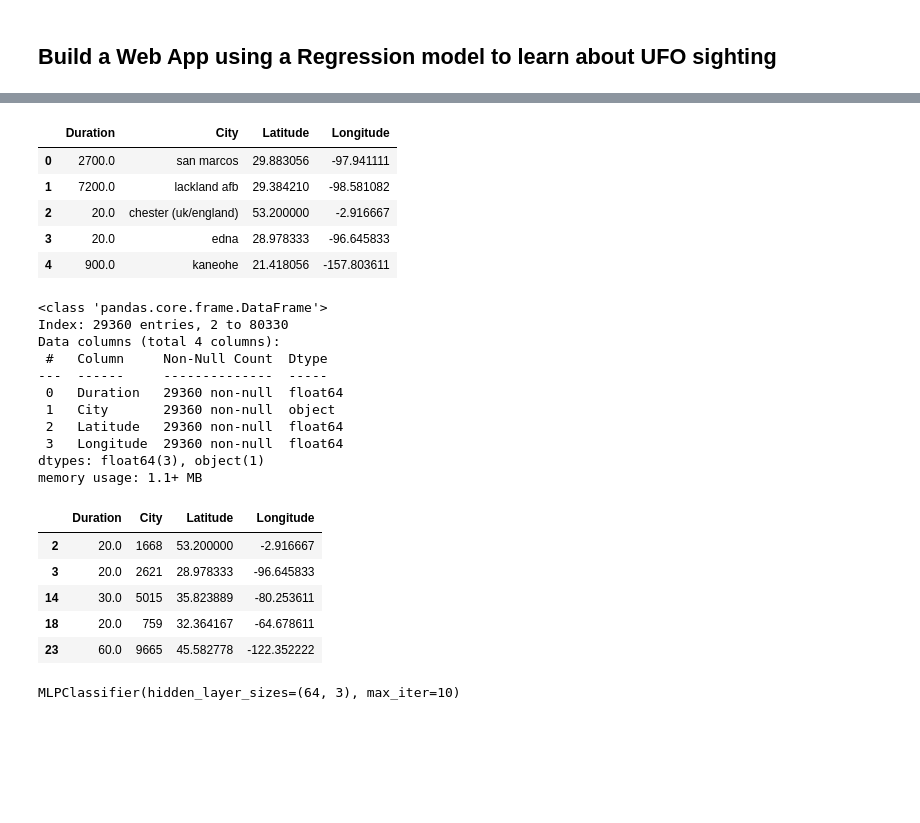
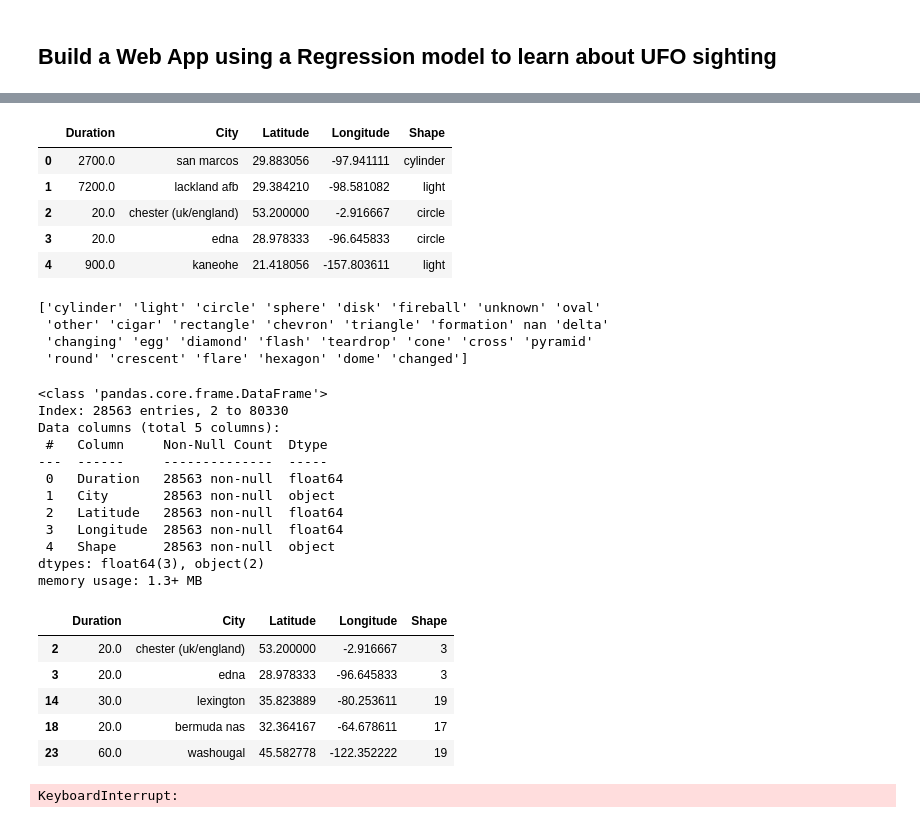
Before and after one commit to sofzcc/lab-model-deployment, a Jupyter notebook: web-app/notebook-lab.ipynb, the cells around one changed output, grey strips where cells are left out. Saved outputs shown, nothing was run; the diff lists cells and outputs as text; code cells hidden in the pictures; blank space fills up the shorter version.

```diff
--- a/web-app/notebook-lab.ipynb
+++ b/web-app/notebook-lab.ipynb
@@ -15,21 +15,27 @@ ufos.head()
 | 4 | 10/10/1960 20:00 | kaneohe | hi | us | light | 900.0 | 15 minutes | AS a Marine 1st Lt. flying an FJ4... | ... |
 # %%
 
-ufos = pd.DataFrame({'Duration': ufos['duration (seconds)'], 'City': ufos['city'],'Latitude': ufos['latitude'],'Longitude': ufos['longitude']})
+ufos = pd.DataFrame({'Duration': ufos['duration (seconds)'], 'City': ufos['city'],'Latitude': ufos['latitude'],'Longitude': ufos['longitude'], 'Shape': ufos['shape']})
 
 # Drop rows with missing values
-ufos.City.unique()
+ufos.Shape.unique()
 ufos.head()
 
-
 # 0 au, 1 ca, 2 de, 3 gb, 4 us
 # %% [output]
-|  | Duration | City | Latitude | Longitude |
-| 0 | 2700.0 | san marcos | 29.883056 | -97.941111 |
-| 1 | 7200.0 | lackland afb | 29.384210 | -98.581082 |
-| 2 | 20.0 | chester (uk/england) | 53.200000 | -2.916667 |
-| 3 | 20.0 | edna | 28.978333 | -96.645833 |
-| 4 | 900.0 | kaneohe | 21.418056 | -157.803611 |
+|  | Duration | City | Latitude | Longitude | Shape |
+| 0 | 2700.0 | san marcos | 29.883056 | -97.941111 | cylinder |
+| 1 | 7200.0 | lackland afb | 29.384210 | -98.581082 | light |
+| 2 | 20.0 | chester (uk/england) | 53.200000 | -2.916667 | circle |
+| 3 | 20.0 | edna | 28.978333 | -96.645833 | circle |
+| 4 | 900.0 | kaneohe | 21.418056 | -157.803611 | light |
+# %%
+print(ufos['Shape'].unique())
+# %% [output]
+['cylinder' 'light' 'circle' 'sphere' 'disk' 'fireball' 'unknown' 'oval'
+ 'other' 'cigar' 'rectangle' 'chevron' 'triangle' 'formation' nan 'delta'
+ 'changing' 'egg' 'diamond' 'flash' 'teardrop' 'cone' 'cross' 'pyramid'
+ 'round' 'crescent' 'flare' 'hexagon' 'dome' 'changed']
 # %%
 ufos.dropna(inplace=True)
 
@@ -38,29 +44,30 @@ ufos = ufos[(ufos['Duration'] >= 1) & (ufos['Duration'] <= 60)]
 ufos.info()
 # %% [output]
 <class 'pandas.core.frame.DataFrame'>
-Index: 29360 entries, 2 to 80330
-Data columns (total 4 columns):
+Index: 28563 entries, 2 to 80330
+Data columns (total 5 columns):
  #   Column     Non-Null Count  Dtype
 ---  ------     --------------  -----
- 0   Duration   29360 non-null  float64
- 1   City       29360 non-null  object
- 2   Latitude   29360 non-null  float64
- 3   Longitude  29360 non-null  float64
-dtypes: float64(3), object(1)
-memory usage: 1.1+ MB
+ 0   Duration   28563 non-null  float64
+ 1   City       28563 non-null  object
+ 2   Latitude   28563 non-null  float64
+ 3   Longitude  28563 non-null  float64
+ 4   Shape      28563 non-null  object
+dtypes: float64(3), object(2)
+memory usage: 1.3+ MB
 # %%
 from sklearn.preprocessing import LabelEncoder
 
-ufos['City'] = LabelEncoder().fit_transform(ufos['City'])
+ufos['Shape'] = LabelEncoder().fit_transform(ufos['Shape'])
 
 ufos.head()
 # %% [output]
-|  | Duration | City | Latitude | Longitude |
-| 2 | 20.0 | 1668 | 53.200000 | -2.916667 |
-| 3 | 20.0 | 2621 | 28.978333 | -96.645833 |
-| 14 | 30.0 | 5015 | 35.823889 | -80.253611 |
-| 18 | 20.0 | 759 | 32.364167 | -64.678611 |
-| 23 | 60.0 | 9665 | 45.582778 | -122.352222 |
+|  | Duration | City | Latitude | Longitude | Shape |
+| 2 | 20.0 | chester (uk/england) | 53.200000 | -2.916667 | 3 |
+| 3 | 20.0 | edna | 28.978333 | -96.645833 | 3 |
+| 14 | 30.0 | lexington | 35.823889 | -80.253611 | 19 |
+| 18 | 20.0 | bermuda nas | 32.364167 | -64.678611 | 17 |
+| 23 | 60.0 | washougal | 45.582778 | -122.352222 | 19 |
 # %%
 from sklearn.model_selection import train_test_split
 Selected_features = ['Duration','Latitude','Longitude']
@@ -78,28 +85,22 @@ X_train, X_test, y_train, y_test = train_test_split(X, y, test_size=0.2, random_
 # Complete the model training here
 import pandas as pd
 import numpy as np
-from sklearn.preprocessing import LabelEncoder
-from sklearn.model_selection import train_test_split
 from sklearn.metrics import accuracy_score, classification_report
-from sklearn.neural_network import MLPClassifier
-import pickle
+from sklearn.linear_model import LogisticRegression
 
 
-# model = LogisticRegression(max_iter=1000)  #max_iter = 1000, since both 100 and 500 iterations returned "STOP: TOTAL NO. of ITERATIONS REACHED LIMIT. Logistic regression"
-# model.fit(X_train, y_train)
-# predictions = model.predict(X_test)
-
-#One hot encode the target variable
-# num_classes = len(np.unique(y))
-# y_train = to_categorical(y_train, num_classes=num_classes)
-# y_test = to_categorical(y_test, num_classes=num_classes)
+model = LogisticRegression()  #max_iter = 1000, since both 100 and 500 iterations returned "STOP: TOTAL NO. of ITERATIONS REACHED LIMIT. Logistic regression"
 
 
-model = MLPClassifier(hidden_layer_sizes=(64, 3), activation='relu', solver='adam', max_iter=10)
+model.fit(X_train, y_train)
+model.best_estimator_
 
-model.fit(X_train, y_train)
+predictions = model.predict(X_test)
+print(classification_report(y_test, predictions))
+print('Predicted labels: ', predictions)
+print('Accuracy: ', accuracy_score(y_test, predictions))
 # %% [output]
-MLPClassifier(hidden_layer_sizes=(64, 3), max_iter=10)
+KeyboardInterrupt:
 # %%
 import pickle
 
```
Also changed, not shown: parts of 2 cells of this notebook, 5 other files.
